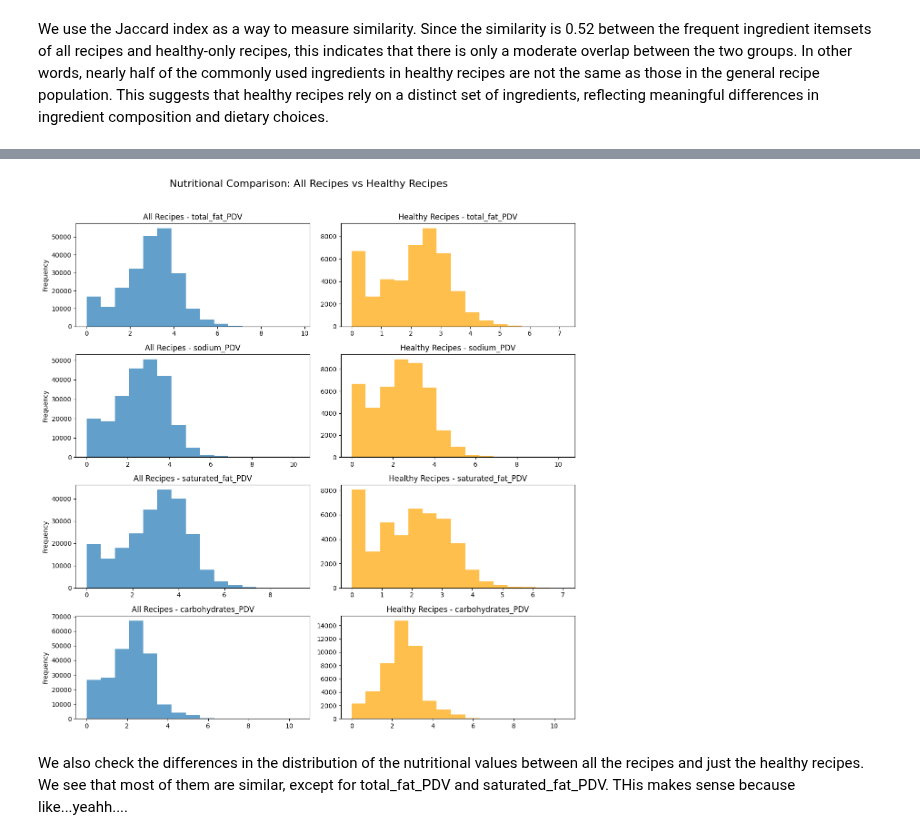
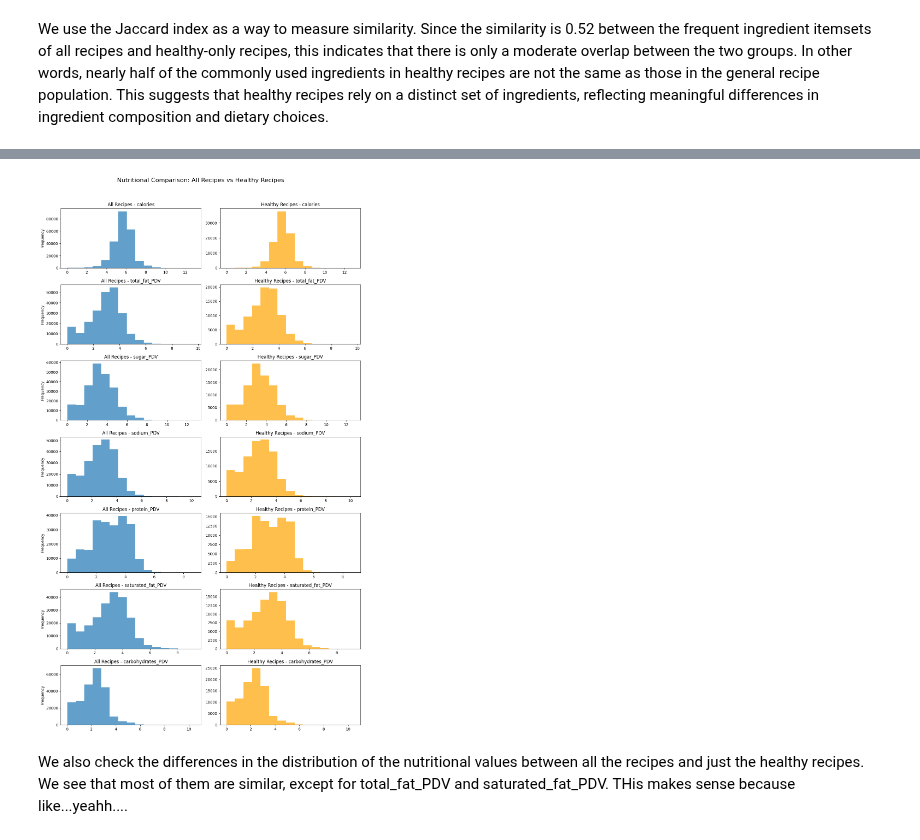
Before and after one commit to BSDSBA-JF/ML-II-Labs, a Jupyter notebook: BDCC-01/02_fim_with_mariel_updates.ipynb, the cells around one changed output, grey strips where cells are left out. Drawn from its saved outputs; the diff is of its cells as text; code cells hidden in the pictures.

```diff
--- a/BDCC-01/02_fim_with_mariel_updates.ipynb
+++ b/BDCC-01/02_fim_with_mariel_updates.ipynb
@@ -354,8 +382,8 @@ import pyfpgrowth
 import pandas as pd
 
 # --- Set tuned hyperparameters ---
-min_support = 0.02
-min_confidence = 0.6
+min_support = 0.015
+min_confidence = 0.58
 
 # --- Compute minimum support count ---
 minsup_count = max(1, int(len(df_healthy) * min_support))
@@ -400,11 +428,10 @@ lifted_rules = sorted(
     reverse=True
 )
 
-# --- Get Top 10 rules ---
 top10_rules_lift = lifted_rules[:10]
 
 # --- Display neatly ---
-print("Top 10 Association Rules (min_support=0.02, min_confidence=0.6)\n")
+print("Top 10 Association Rules\n")
 
 for i, (antecedent, consequent, confidence, lift) in enumerate(
     top10_rules_lift, start=1
@@ -479,45 +501,40 @@ df_healthy_nutritions = df_healthy["nutrition"].apply(pd.Series)
 df_healthy_nutritions.columns = nutrition_cols
 
 # Select only the 4 columns to visualize
-selected_cols = [
-    "total_fat_PDV",
-    "sodium_PDV",
-    "saturated_fat_PDV",
-    "carbohydrates_PDV",
-]
+selected_cols = nutrition_cols
 
 fig, axes = plt.subplots(
     nrows=len(selected_cols),
     ncols=2,
-    figsize=(12, 12)
+    figsize=(12, 20)
 )
 fig.suptitle(
     "Nutritional Comparison: All Recipes vs Healthy Recipes",
     fontsize=16,
     y=1.02
 )
 
 for i, col in enumerate(selected_cols):
     axes[i, 0].hist(
         np.log1p(df_all_nutritions[col].dropna()),
         bins=15,
         alpha=0.7
     )
     axes[i, 0].set_title(f"All Recipes - {col}")
     axes[i, 0].set_ylabel("Frequency")
 
     axes[i, 1].hist(
         np.log1p(df_healthy_nutritions[col].dropna()),
         bins=15,
         alpha=0.7,
         color="orange"
     )
     axes[i, 1].set_title(f"Healthy Recipes - {col}")
 
 plt.tight_layout()
 plt.show()
 # %% [output]
-[figure, old version]
+[figure, new version]
 # %% [markdown]
 We also check the differences in the distribution of the nutritional values between all the recipes and just the healthy recipes. We see that most of them are similar, except for total_fat_PDV and saturated_fat_PDV. THis makes sense because like...yeahh....
 # %% [markdown]
```
Also changed, not shown: parts of 18 cells of this notebook.
